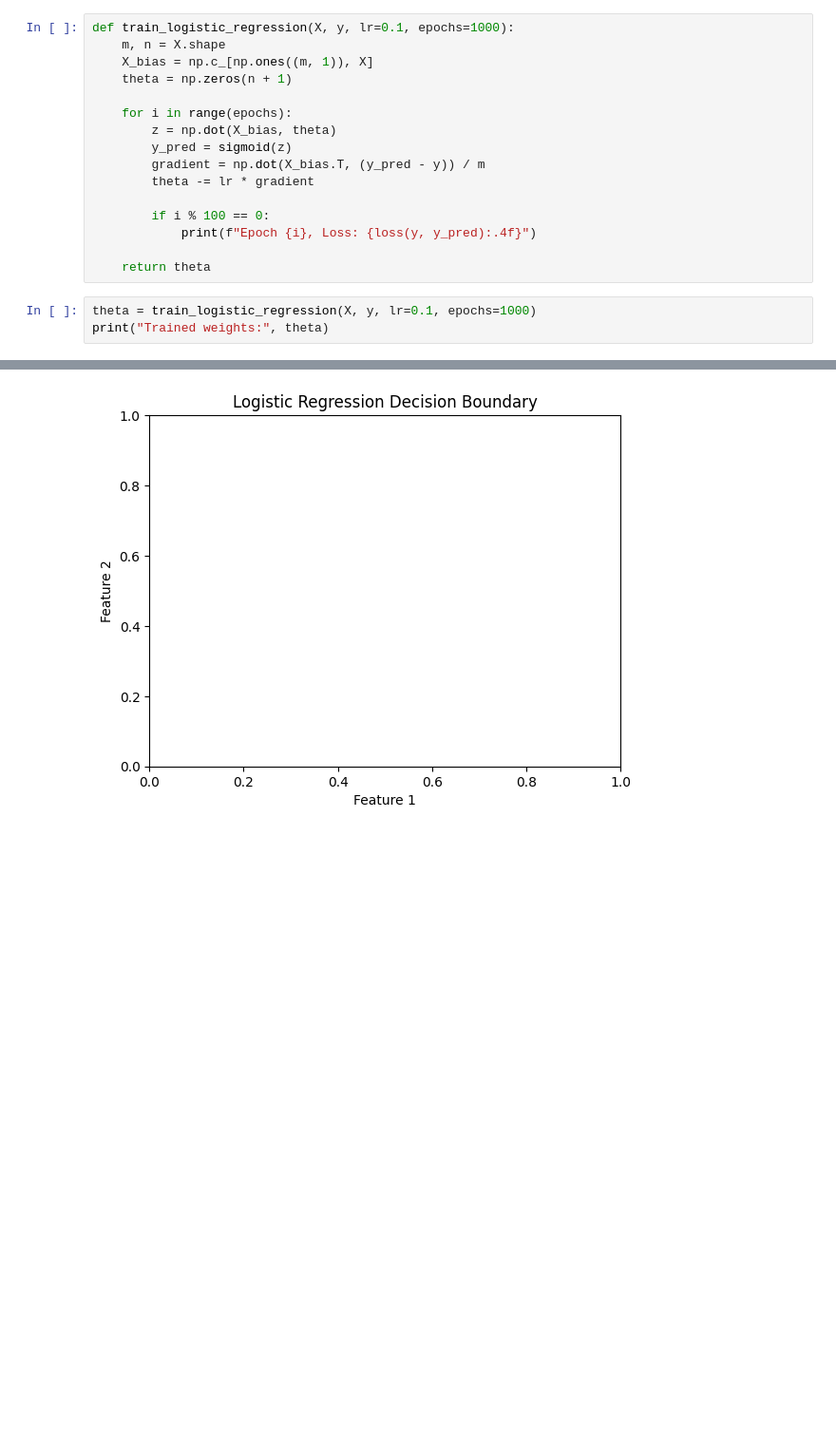
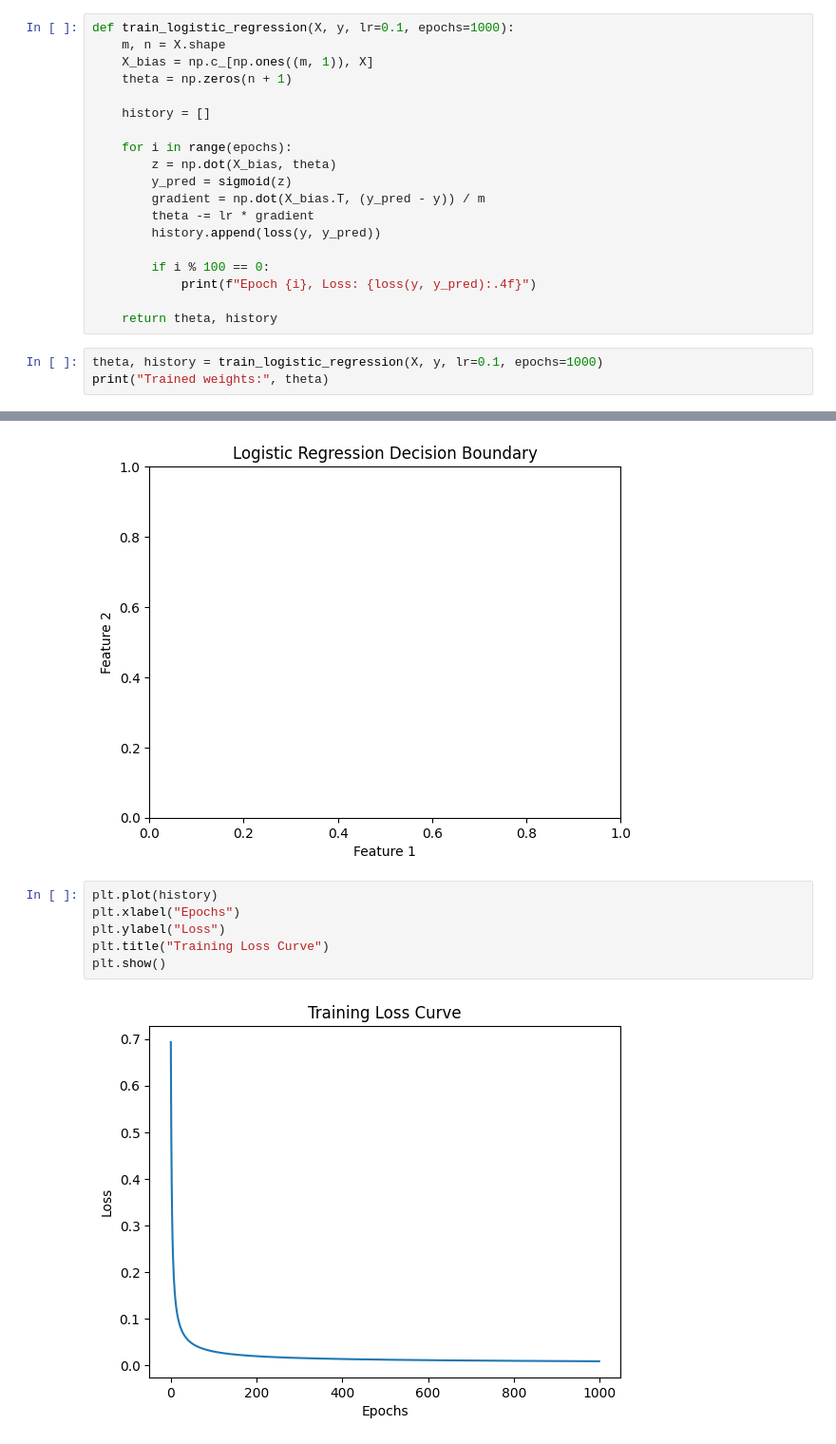
Before and after one commit to coder-jayp/supervised-ml-algorithms-implementation, a Jupyter notebook: notebooks/Logistic_Regression.ipynb, the cells around one changed output, grey strips where cells are left out. Shown at 95% size. Saved outputs shown, nothing was run; the diff lists cells and outputs as text; blank space fills up the shorter version.

Commit message:
feat: add training loss curve visualization

```diff
--- a/notebooks/Logistic_Regression.ipynb
+++ b/notebooks/Logistic_Regression.ipynb
@@ -38,18 +38,21 @@ def train_logistic_regression(X, y, lr=0.1, epochs=1000):
     X_bias = np.c_[np.ones((m, 1)), X]
     theta = np.zeros(n + 1)
 
+    history = []
+
     for i in range(epochs):
         z = np.dot(X_bias, theta)
         y_pred = sigmoid(z)
         gradient = np.dot(X_bias.T, (y_pred - y)) / m
         theta -= lr * gradient
+        history.append(loss(y, y_pred))
 
         if i % 100 == 0:
             print(f"Epoch {i}, Loss: {loss(y, y_pred):.4f}")
 
-    return theta
+    return theta, history
 # %%
-theta = train_logistic_regression(X, y, lr=0.1, epochs=1000)
+theta, history = train_logistic_regression(X, y, lr=0.1, epochs=1000)
 print("Trained weights:", theta)
 # %% [output]
 Epoch 0, Loss: 0.6931
@@ -82,3 +85,11 @@ plt.title("Logistic Regression Decision Boundary")
 plt.show()
 # %% [output]
 [figure]
+# %%
+plt.plot(history)
+plt.xlabel("Epochs")
+plt.ylabel("Loss")
+plt.title("Training Loss Curve")
+plt.show()
+# %% [output]
+[figure, added]
```
